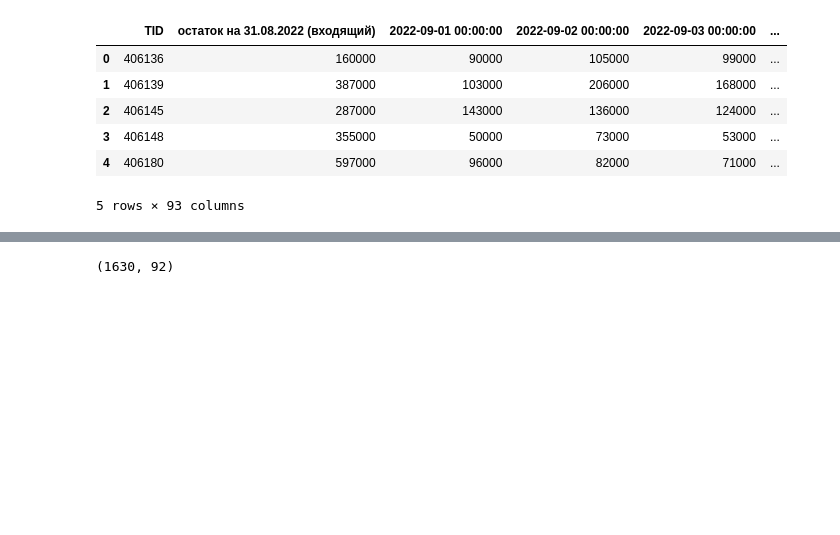
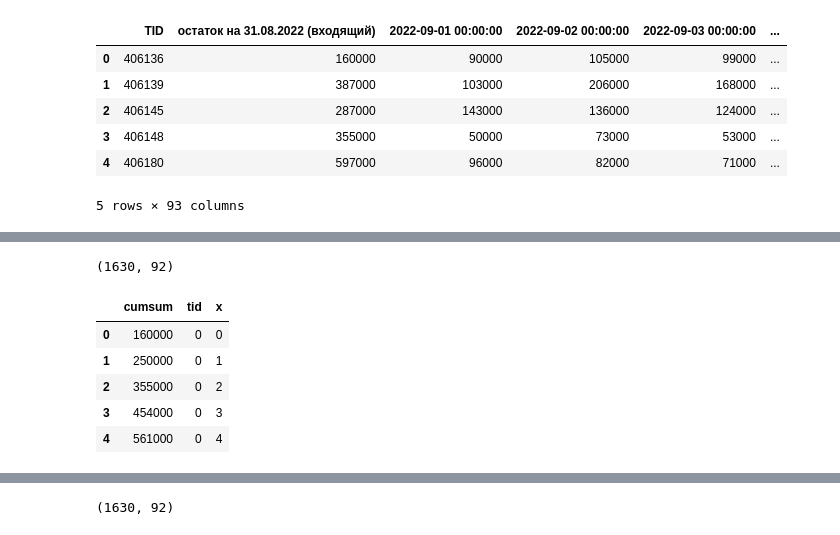
Before and after one commit to ChervovNikita/optimal_encashement, a Jupyter notebook: notebooks/about_final-sergey.ipynb, the cells around one changed output, grey strips where cells are left out. Saved outputs shown, nothing was run; the diff lists cells and outputs as text; code cells hidden in the pictures; blank space fills up the shorter version.

```diff
--- a/notebooks/about_final-sergey.ipynb
+++ b/notebooks/about_final-sergey.ipynb
@@ -63,0 +98,16 @@ cash = real_cash.copy()
+# %%
+np.cumsum(real_cash, axis=1).shape
+# %% [output]
+(1630, 92)
+# %%
+df = pd.DataFrame({'cumsum': np.cumsum(real_cash, axis=1).flatten(),
+                   'tid': np.arange(1630 * 92) // 92,
+                   'x': np.arange(92).tolist() * 1630})
+df.head()
+# %% [output]
+|  | cumsum | tid | x |
+| 0 | 160000 | 0 | 0 |
+| 1 | 250000 | 0 | 1 |
+| 2 | 355000 | 0 | 2 |
+| 3 | 454000 | 0 | 3 |
+| 4 | 561000 | 0 | 4 |
```
Also changed, not shown: parts of 6 cells of this notebook, 30 other files.
